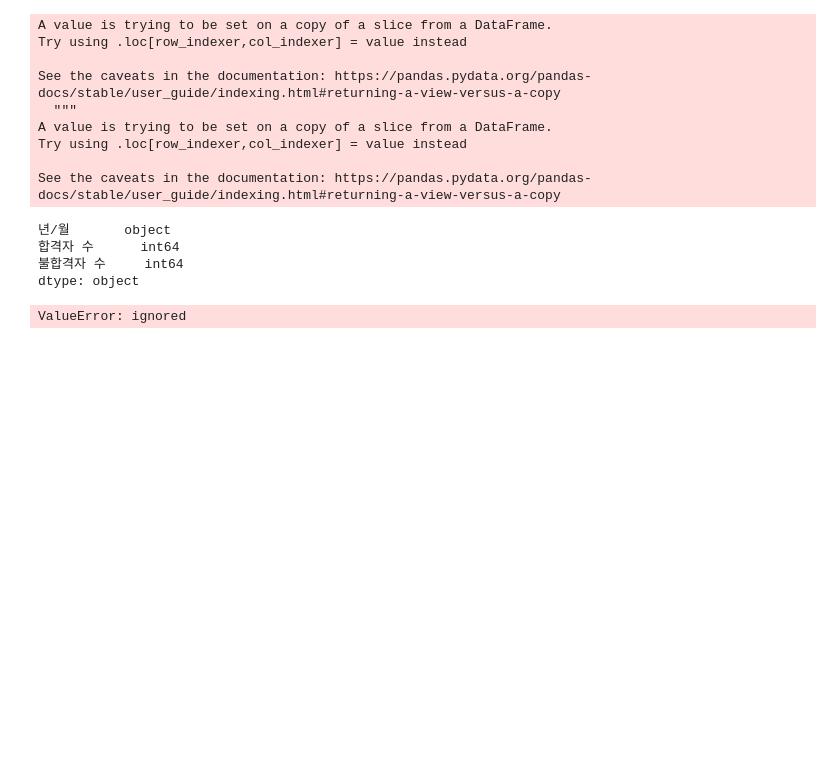
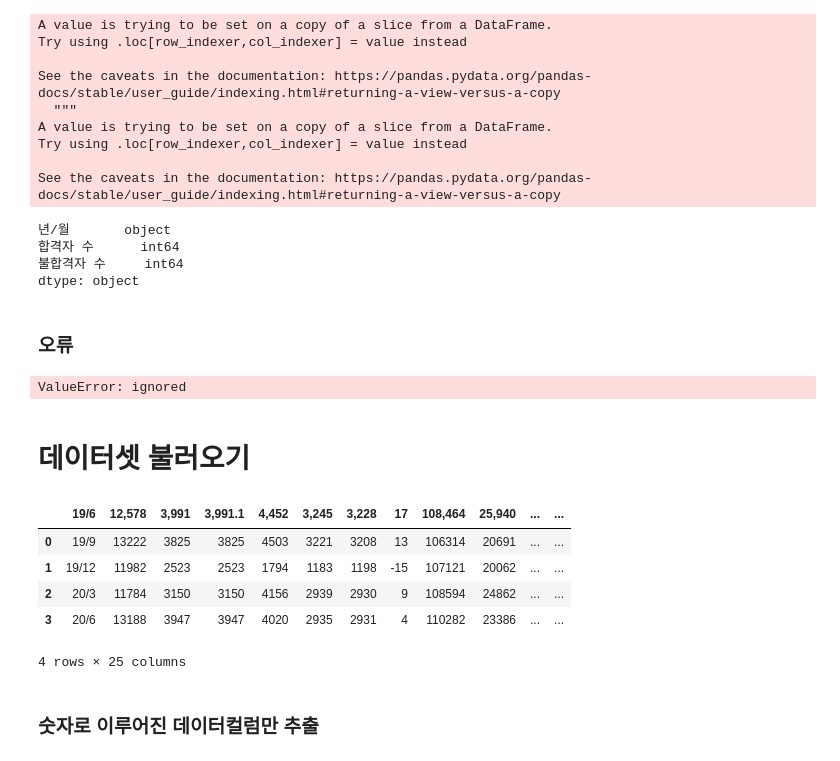
Before and after one commit to swon95/Blog_detail, a Jupyter notebook: Data_Preprocessing_&_EDA.ipynb, the cells around one changed output. Saved outputs shown, nothing was run; the diff lists cells and outputs as text; code cells hidden in the pictures; blank space fills up the shorter version.

```diff
--- a/Data_Preprocessing_&_EDA.ipynb
+++ b/Data_Preprocessing_&_EDA.ipynb
@@ -268,7 +285,25 @@ See the caveats in the documentation: https://pandas.pydata.org/pandas-docs/stab
 합격자 수      int64
 불합격자 수     int64
 dtype: object
+# %% [markdown]
+### 오류
 # %%
 df['년/월'] = df['년/월'].apply(toint)
 # %% [output]
 ValueError: ignored
+# %% [markdown]
+# 데이터셋 불러오기
+# %%
+import pandas as pd
+url = ('https://ds-lecture-data.s3.ap-northeast-2.amazonaws.com/kt%26g/kt%26g_0.csv')
+df = pd.read_csv(url, thousands = ',')
+df
+# %% [output]
+|  | 19/6 | 12,578 | 3,991 | 3,991.1 | 4,452 | 3,245 | 3,228 | 17 | 108,464 | 25,940 | ... | ... |
+| 0 | 19/9 | 13222 | 3825 | 3825 | 4503 | 3221 | 3208 | 13 | 106314 | 20691 | ... | ... |
+| 1 | 19/12 | 11982 | 2523 | 2523 | 1794 | 1183 | 1198 | -15 | 107121 | 20062 | ... | ... |
+| 2 | 20/3 | 11784 | 3150 | 3150 | 4156 | 2939 | 2930 | 9 | 108594 | 24862 | ... | ... |
+| 3 | 20/6 | 13188 | 3947 | 3947 | 4020 | 2935 | 2931 | 4 | 110282 | 23386 | ... | ... |
+4 rows × 25 columns
+# %% [markdown]
+### 숫자로 이루어진 데이터컬럼만 추출
```
Also changed, not shown: parts of 23 cells of this notebook.
